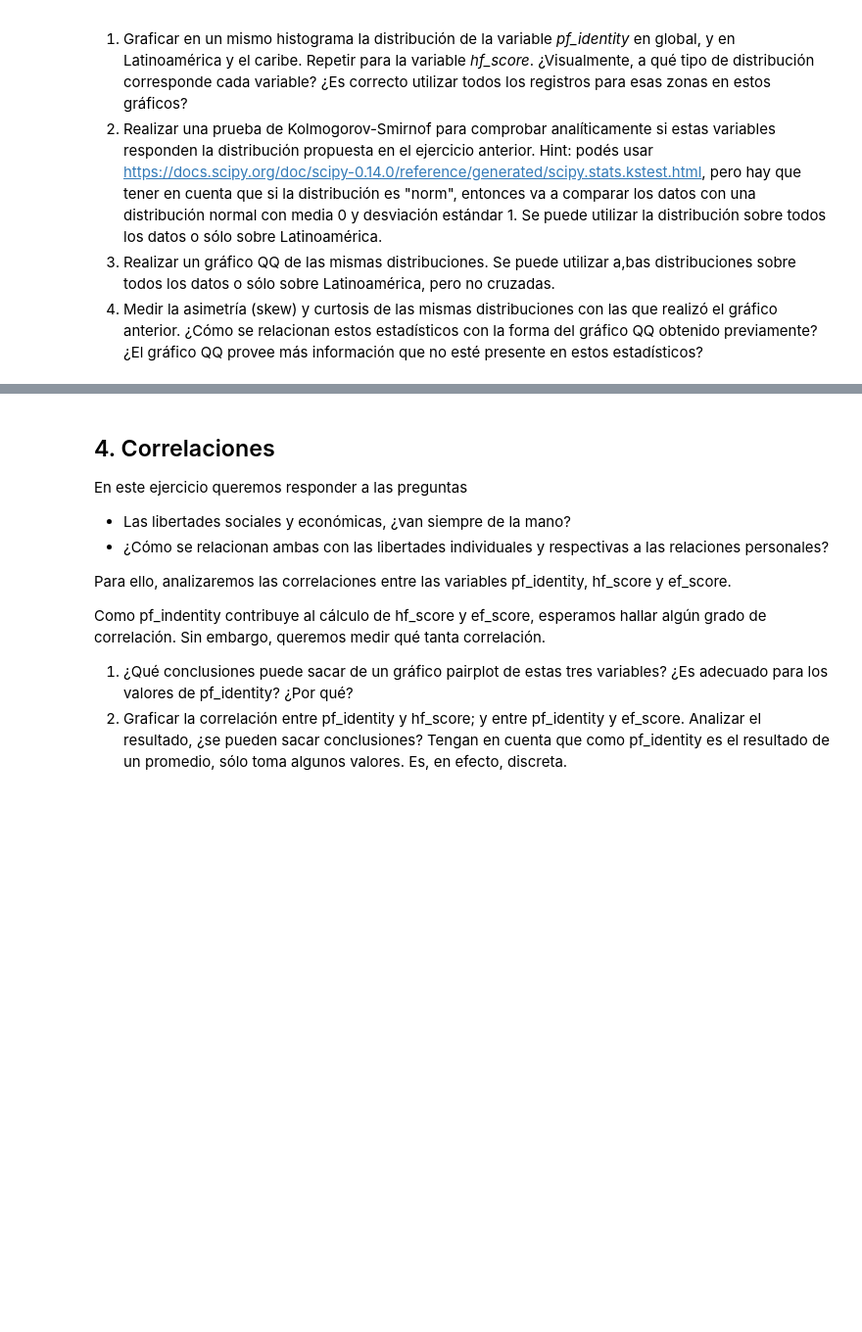
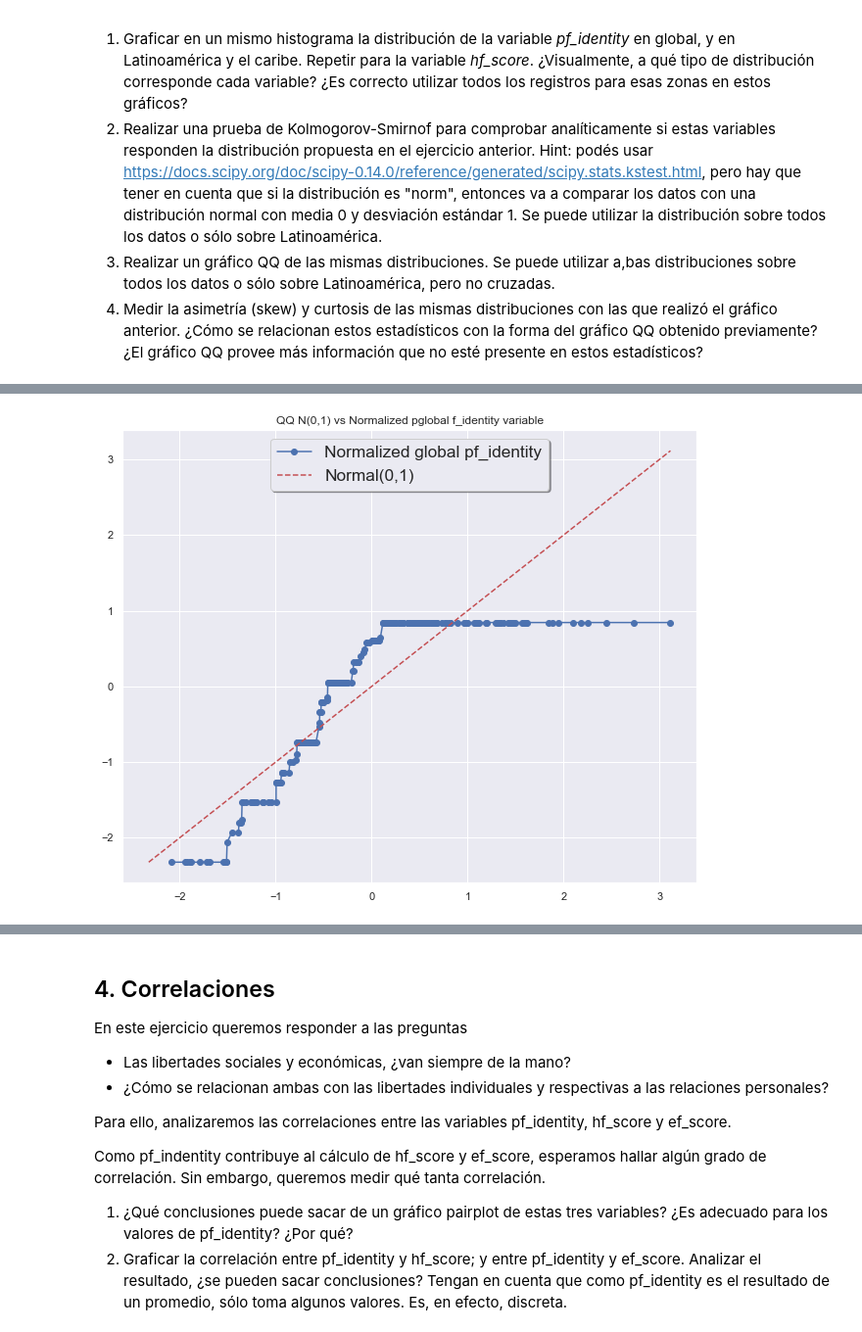
Before and after one commit to lvc0107/diplodatos, a Jupyter notebook: notebooks/practico1.ipynb, the cells around one changed output, grey strips where cells are left out. Shown at 98% size. Saved outputs shown, nothing was run; the diff lists cells and outputs as text; code cells hidden in the pictures; blank space fills up the shorter version.

```diff
--- a/notebooks/practico1.ipynb
+++ b/notebooks/practico1.ipynb
@@ -414,0 +436,4 @@ A simple vista la de abajo tiene mas pinta de normal que la de arriba pero quien
+# %%
+clean_dataset = dataset['pf_identity'].dropna()
+normalized_pf_identity = (clean_dataset - clean_dataset.mean()) / clean_dataset.std()
+stats.kstest(normalized_pf_identity, 'norm')
@@ -414,0 +442,4 @@ A simple vista la de abajo tiene mas pinta de normal que la de arriba pero quien
+# %%
+clean_latin_america_dataset = latin_america_data['pf_identity'].dropna()
+normalized_la_pf_identity = (clean_latin_america_dataset - clean_latin_america_dataset.mean()) / clean_latin_america_dataset.std()
+stats.kstest(normalized_la_pf_identity, 'norm')
@@ -414,0 +448,4 @@ A simple vista la de abajo tiene mas pinta de normal que la de arriba pero quien
+# %%
+clean_dataset = dataset['hf_score'].dropna()
+normalized_hf_score = (clean_dataset - clean_dataset.mean()) / clean_dataset.std()
+stats.kstest(normalized_hf_score, 'norm')
@@ -414,0 +454,4 @@ A simple vista la de abajo tiene mas pinta de normal que la de arriba pero quien
+# %%
+clean_latin_america_dataset = latin_america_data['hf_score'].dropna()
+normalized_la_hf_score = (clean_latin_america_dataset - clean_latin_america_dataset.mean()) / clean_latin_america_dataset.std()
+stats.kstest(normalized_la_hf_score, 'norm')
@@ -414,0 +470,68 @@ A simple vista la de abajo tiene mas pinta de normal que la de arriba pero quien
+# %%
+import numpy as np
+import matplotlib.pyplot as plt
+
+n = len(normalized_df)
+a = np.random.normal(0, 1, n)
+
+# Normalized global pf_identity
+b = normalized_pf_identity
+percs = np.linspace(0, 100, n)
+qn_a = np.percentile(a, percs)
+qn_b = np.percentile(b, percs)
+
+
+plt.plot(qn_a, qn_b, marker="o", label='Normalized global pf_identity')
+
+x = np.linspace(np.min((qn_a.min(),qn_b.min())), np.max((qn_a.max(),qn_b.max())))
+plt.plot(x, x, color="r", ls="--",  label='Normal(0,1)')
+
+legend = plt.legend(loc='upper center', shadow=True, fontsize='x-large')
+plt.title('QQ N(0,1) vs Normalized pglobal f_identity variable')
+plt.show()
+
+# Normalized LA pf_identity
+b = normalized_la_pf_identity
+percs = np.linspace(0, 100, n)
+qn_a = np.percentile(a, percs)
+qn_b = np.percentile(b, percs)
+
+plt.plot(qn_a, qn_b, marker="o", color="g", label='Normalized LA pf_identity')
+
+x = np.linspace(np.min((qn_a.min(),qn_b.min())), np.max((qn_a.max(),qn_b.max())))
+plt.plot(x, x, color="r", ls="--",  label='Normal(0,1)')
+legend = plt.legend(loc='upper center', shadow=True, fontsize='x-large')
+plt.title('QQ N(0,1) vs Normalized LA pf_identity variable')
+plt.show()
+
+
+# Normalized global hf_score
+b = normalized_hf_score
+percs = np.linspace(0, 100, n)
+qn_a = np.percentile(a, percs)
+qn_b = np.percentile(b, percs)
+
+plt.plot(qn_a, qn_b, marker="o", label='Normalized global hf_score')
+
+x = np.linspace(np.min((qn_a.min(),qn_b.min())), np.max((qn_a.max(),qn_b.max())))
+plt.plot(x, x, color="r", ls="--",  label='Normal(0,1)')
+legend = plt.legend(loc='upper center', shadow=True, fontsize='x-large')
+plt.title('QQ N(0,1) vs Normalized global hf_score variable')
+plt.show()
+
+
+# Normalized LA hf_score
+b = normalized_la_hf_score
+percs = np.linspace(0, 100, n)
+qn_a = np.percentile(a, percs)
+qn_b = np.percentile(b, percs)
+
+plt.plot(qn_a, qn_b, marker="o", color="g", label='Normalized LA hf_score')
+
+x = np.linspace(np.min((qn_a.min(),qn_b.min())), np.max((qn_a.max(),qn_b.max())))
+plt.plot(x, x, color="r", ls="--",  label='Normal(0,1)')
+legend = plt.legend(loc='upper center', shadow=True, fontsize='x-large')
+plt.title('QQ N(0,1) vs Normalized LA hf_score variable')
+plt.show()
+# %% [output]
+[figure, added]
```
Also changed, not shown: parts of 15 cells of this notebook.
